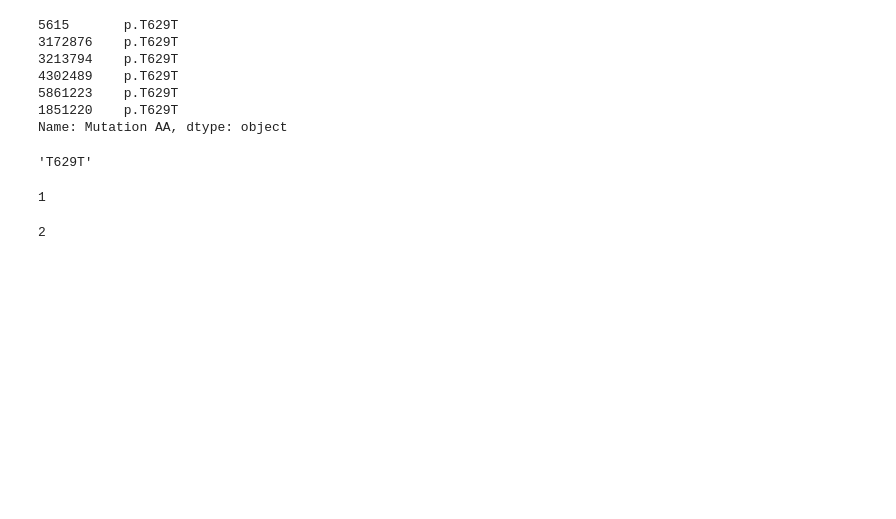
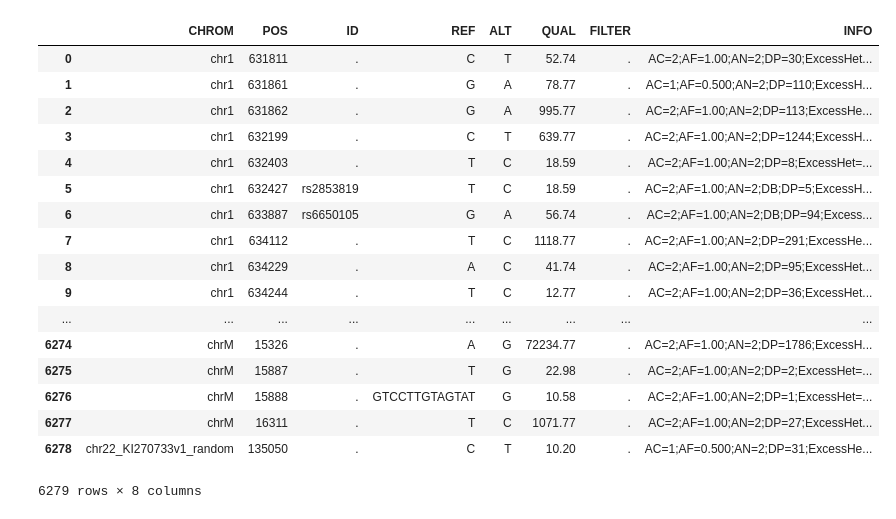
Before and after one commit to czbiohub/SNP_calling_pipeline, a Jupyter notebook: getMutationCounts/Untitled.ipynb, the cells around one changed output. Cells and saved outputs as stored; diff of their text form; code cells hidden in the pictures; blank space fills up the shorter version.

```diff
--- a/getMutationCounts/Untitled.ipynb
+++ b/getMutationCounts/Untitled.ipynb
@@ -92,26 +4,22 @@ for item in currMut:    # really shouldnt have a for loop here
-# %%
-currMut
-# %% [output]
-5615       p.T629T
-3172876    p.T629T
-3213794    p.T629T
-4302489    p.T629T
-5861223    p.T629T
-1851220    p.T629T
-Name: Mutation AA, dtype: object
-# %%
-item
-# %% [output]
-'T629T'
-# %%
-myStr = 'oogabooga'
-testSplit = myStr.split('-')
-len(testSplit)
-# %% [output]
-1
-# %%
-myStr = 'foo-bar'
-testSplit = myStr.split('-')
-len(testSplit)
-# %% [output]
-2
+# %%
+t = VCF.dataframe('./vcf_germline_filter/A10_1001000407.vcf')
+t
+# %% [output]
+|  | CHROM | POS | ID | REF | ALT | QUAL | FILTER | INFO |
+| 0 | chr1 | 631811 | . | C | T | 52.74 | . | AC=2;AF=1.00;AN=2;DP=30;ExcessHet... |
+| 1 | chr1 | 631861 | . | G | A | 78.77 | . | AC=1;AF=0.500;AN=2;DP=110;ExcessH... |
+| 2 | chr1 | 631862 | . | G | A | 995.77 | . | AC=2;AF=1.00;AN=2;DP=113;ExcessHe... |
+| 3 | chr1 | 632199 | . | C | T | 639.77 | . | AC=2;AF=1.00;AN=2;DP=1244;ExcessH... |
+| 4 | chr1 | 632403 | . | T | C | 18.59 | . | AC=2;AF=1.00;AN=2;DP=8;ExcessHet=... |
+| 5 | chr1 | 632427 | rs2853819 | T | C | 18.59 | . | AC=2;AF=1.00;AN=2;DB;DP=5;ExcessH... |
+| 6 | chr1 | 633887 | rs6650105 | G | A | 56.74 | . | AC=2;AF=1.00;AN=2;DB;DP=94;Excess... |
+| 7 | chr1 | 634112 | . | T | C | 1118.77 | . | AC=2;AF=1.00;AN=2;DP=291;ExcessHe... |
+| 8 | chr1 | 634229 | . | A | C | 41.74 | . | AC=2;AF=1.00;AN=2;DP=95;ExcessHet... |
+| 9 | chr1 | 634244 | . | T | C | 12.77 | . | AC=2;AF=1.00;AN=2;DP=36;ExcessHet... |
+| ... | ... | ... | ... | ... | ... | ... | ... | ... |
+| 6274 | chrM | 15326 | . | A | G | 72234.77 | . | AC=2;AF=1.00;AN=2;DP=1786;ExcessH... |
+| 6275 | chrM | 15887 | . | T | G | 22.98 | . | AC=2;AF=1.00;AN=2;DP=2;ExcessHet=... |
+| 6276 | chrM | 15888 | . | GTCCTTGTAGTAT | G | 10.58 | . | AC=2;AF=1.00;AN=2;DP=1;ExcessHet=... |
+| 6277 | chrM | 16311 | . | T | C | 1071.77 | . | AC=2;AF=1.00;AN=2;DP=27;ExcessHet... |
+| 6278 | chr22_KI270733v1_random | 135050 | . | C | T | 10.20 | . | AC=1;AF=0.500;AN=2;DP=31;ExcessHe... |
+6279 rows × 8 columns
```
Also changed, not shown: parts of 18 cells of this notebook, 1 other file.
